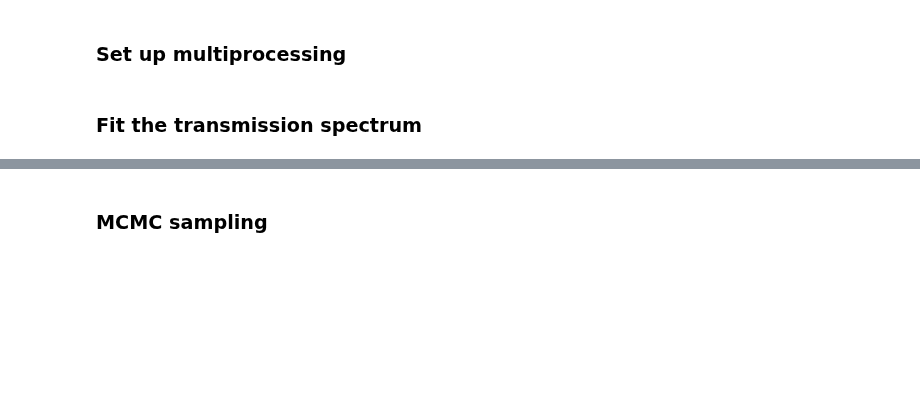
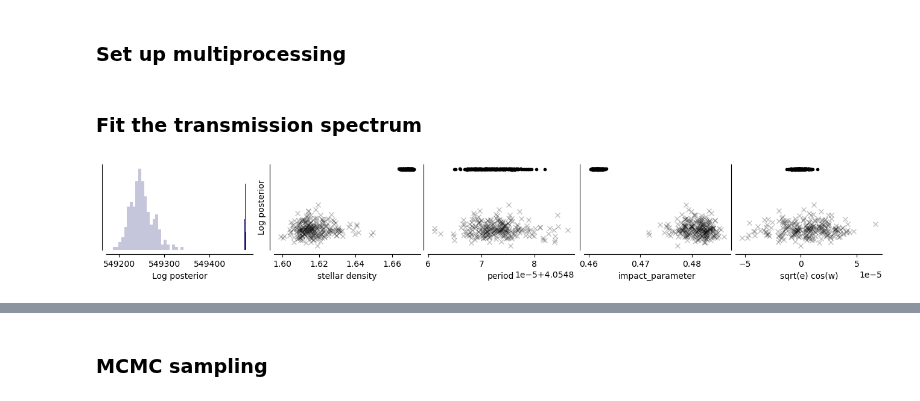
Before and after one commit to hpparvi/ExoIris, a Jupyter notebook: doc/source/examples/e01/01b_short_intro.ipynb, the cells around one changed output, grey strips where cells are left out. Saved outputs shown, nothing was run; the diff lists cells and outputs as text; code cells hidden in the pictures; blank space fills up the shorter version.

```diff
--- a/doc/source/examples/e01/01b_short_intro.ipynb
+++ b/doc/source/examples/e01/01b_short_intro.ipynb
@@ -96,4 +94,6 @@ pool = Pool(8)
 # %% [markdown]
 ### Fit the transmission spectrum
 # %%
-ts.fit(niter=6000, npop=250, pool=pool, lnpost=lnpostf)
+ts.fit(niter=1500, npop=250, pool=pool, lnpost=lnpostf)
+# %% [output]
+[figure, added]
```
Also changed, not shown: parts of 17 cells of this notebook, 4 other files.
